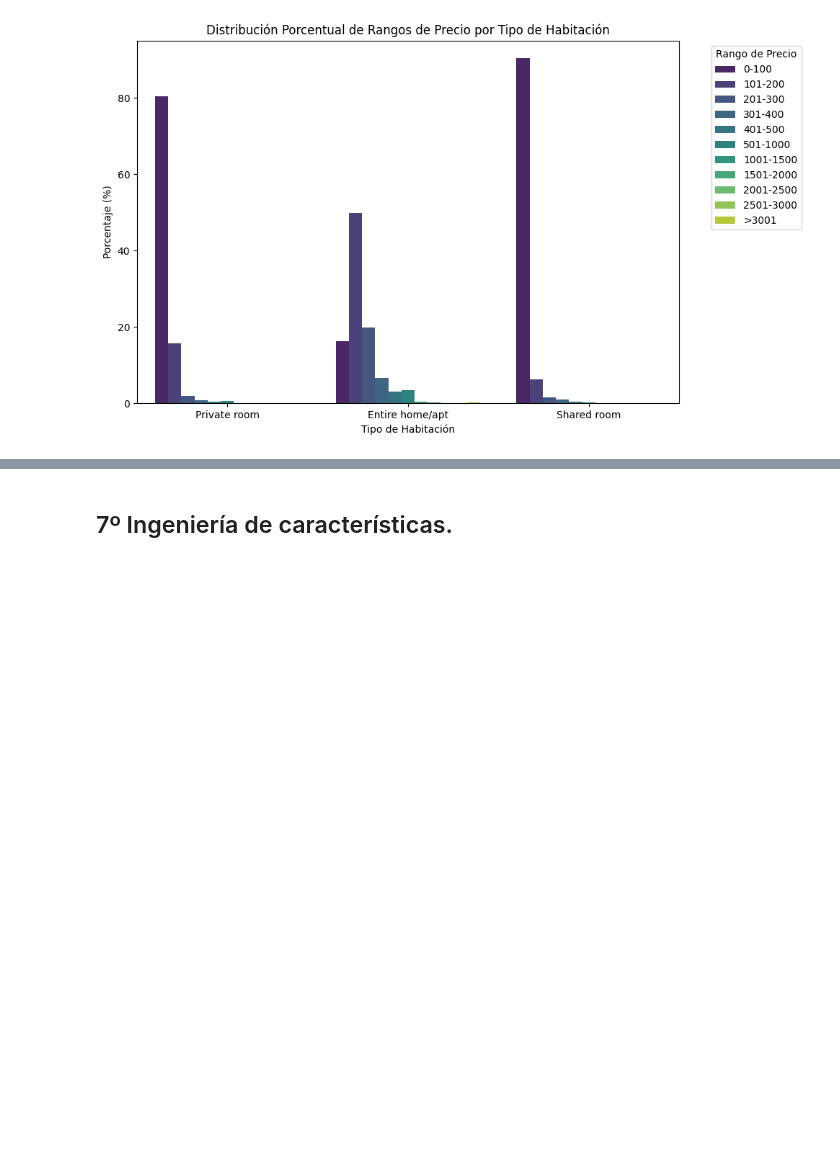
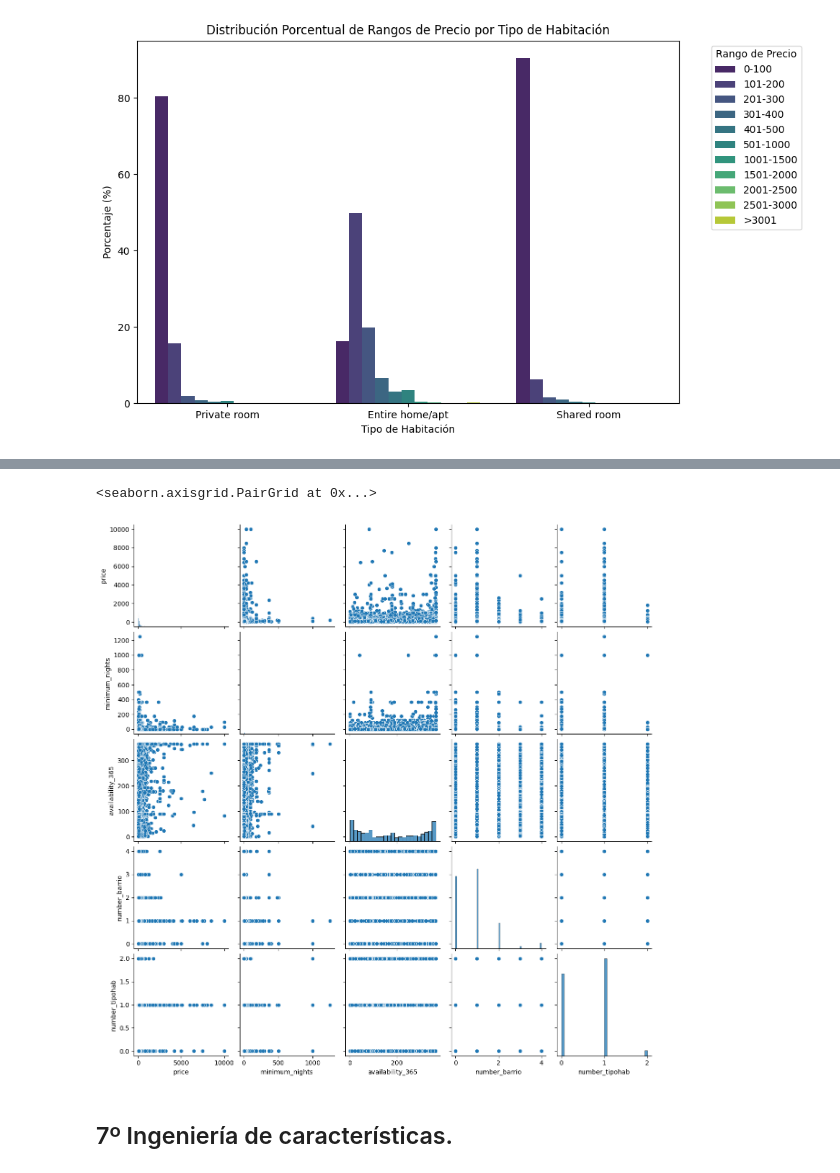
Before and after one commit to 4GeeksAcademy/sarayruiz---Machine-Learning, a Jupyter notebook: src/00-eda-airbnb-ny.ipynb, the cells around one changed output, grey strips where cells are left out. Cells and saved outputs as stored; diff of their text form; code cells hidden in the pictures; blank space fills up the shorter version.

```diff
--- a/src/00-eda-airbnb-ny.ipynb
+++ b/src/00-eda-airbnb-ny.ipynb
@@ -393,3 +434,8 @@ plt.show()
+# %%
+sns.pairplot(data=df)
+# %% [output]
+<seaborn.axisgrid.PairGrid at 0x...>
+[figure, added]
 # %% [markdown]
 ## 7º Ingeniería de características.
 # %% [markdown]
```
Also changed, not shown: parts of 6 cells of this notebook.
